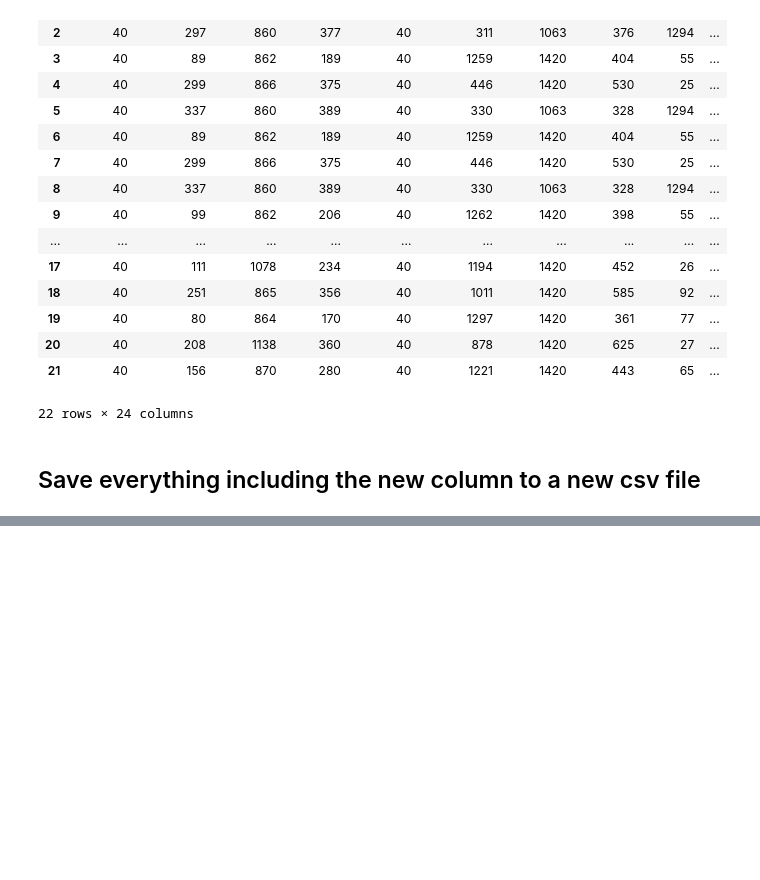
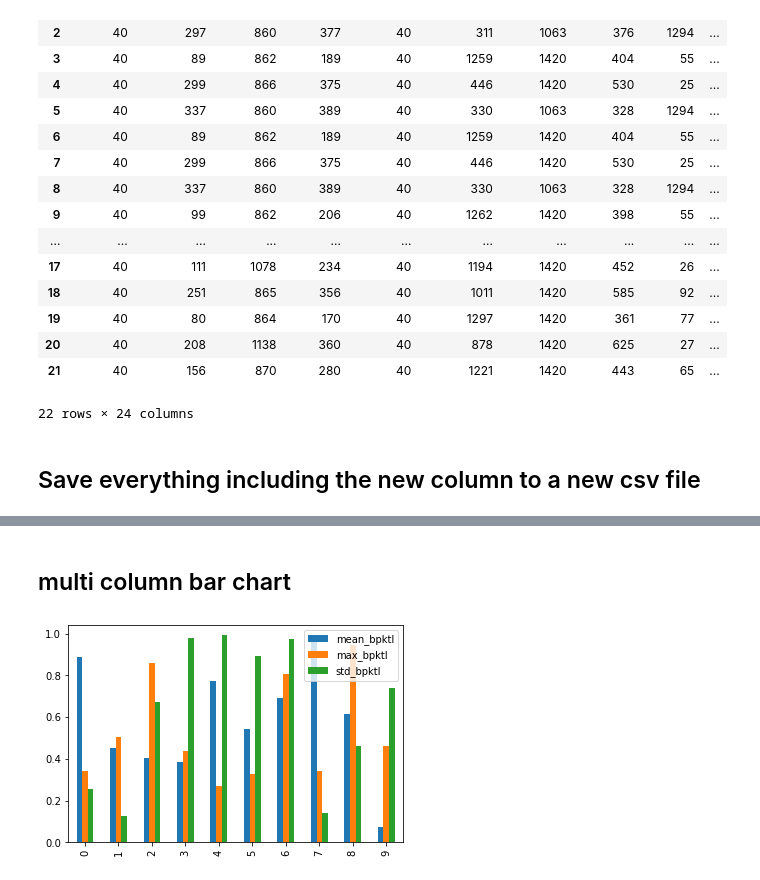
Before and after one commit to amiruzzaman/datascience, a Jupyter notebook: loading_csv_pandas.ipynb, the cells around one changed output, grey strips where cells are left out. Saved outputs shown, nothing was run; the diff lists cells and outputs as text; code cells hidden in the pictures; blank space fills up the shorter version.

```diff
--- a/loading_csv_pandas.ipynb
+++ b/loading_csv_pandas.ipynb
@@ -320,0 +335,9 @@ df.to_csv("newcsvfile.csv")
+# %% [markdown]
+## multi column bar chart
+# %%
+import numpy as np
+df2 = pd.DataFrame(np.random.rand(10, 3), columns=['mean_bpktl','max_bpktl','std_bpktl'])
+
+df2.plot.bar();
+# %% [output]
+[figure, added]
```
Also changed, not shown: parts of 8 cells of this notebook.
